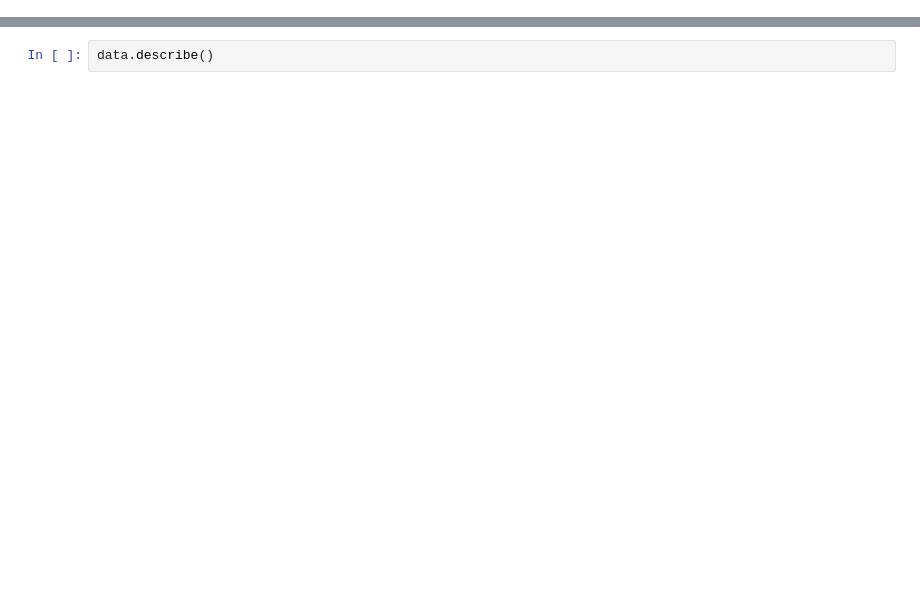
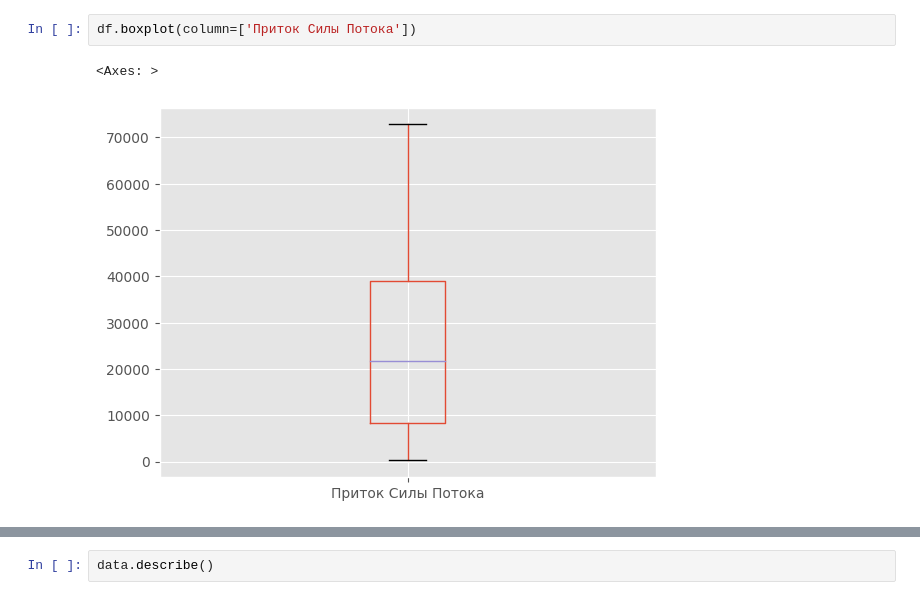
Before and after one commit to Theocroft/GPN-Intelligence-Cup-2024, a Jupyter notebook: Test.ipynb, the cells around one changed output, grey strips where cells are left out. Saved outputs shown, nothing was run; the diff lists cells and outputs as text; blank space fills up the shorter version.

```diff
--- a/Test.ipynb
+++ b/Test.ipynb
@@ -8,0 +178,5 @@ data = pd.read_csv("data.csv")
+# %%
+df.boxplot(column=['Приток Силы Потока'])
+# %% [output]
+<Axes: >
+[figure, added]
```
Also changed, not shown: parts of 35 cells of this notebook.
